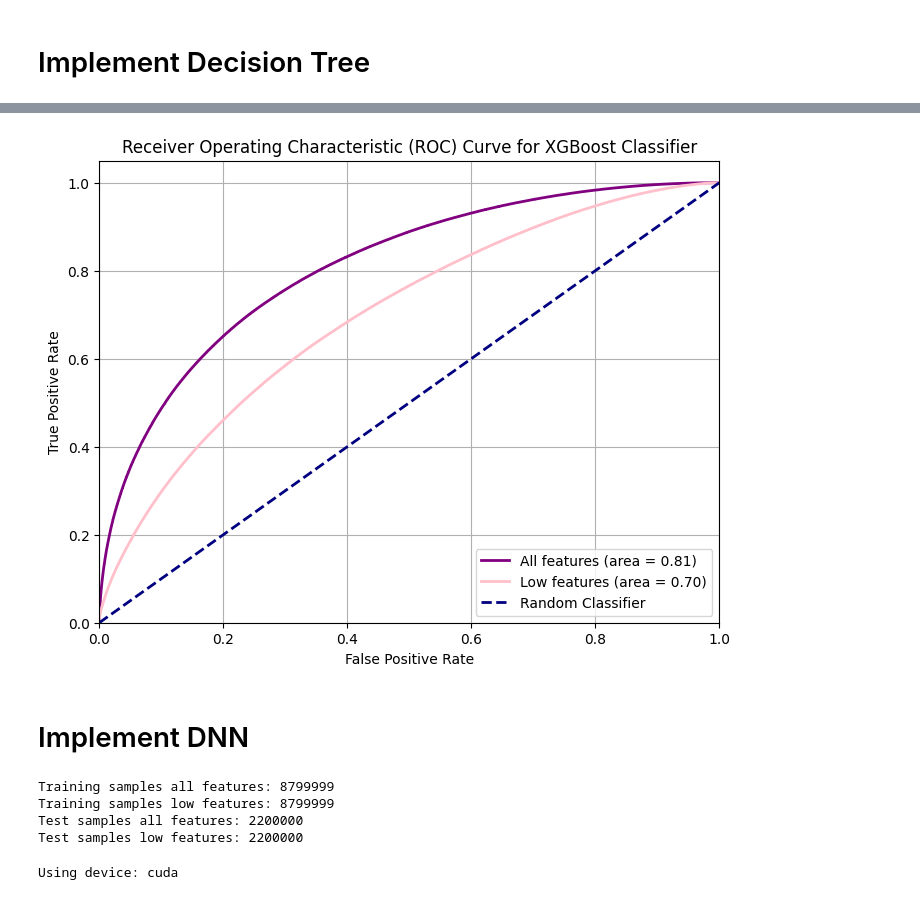
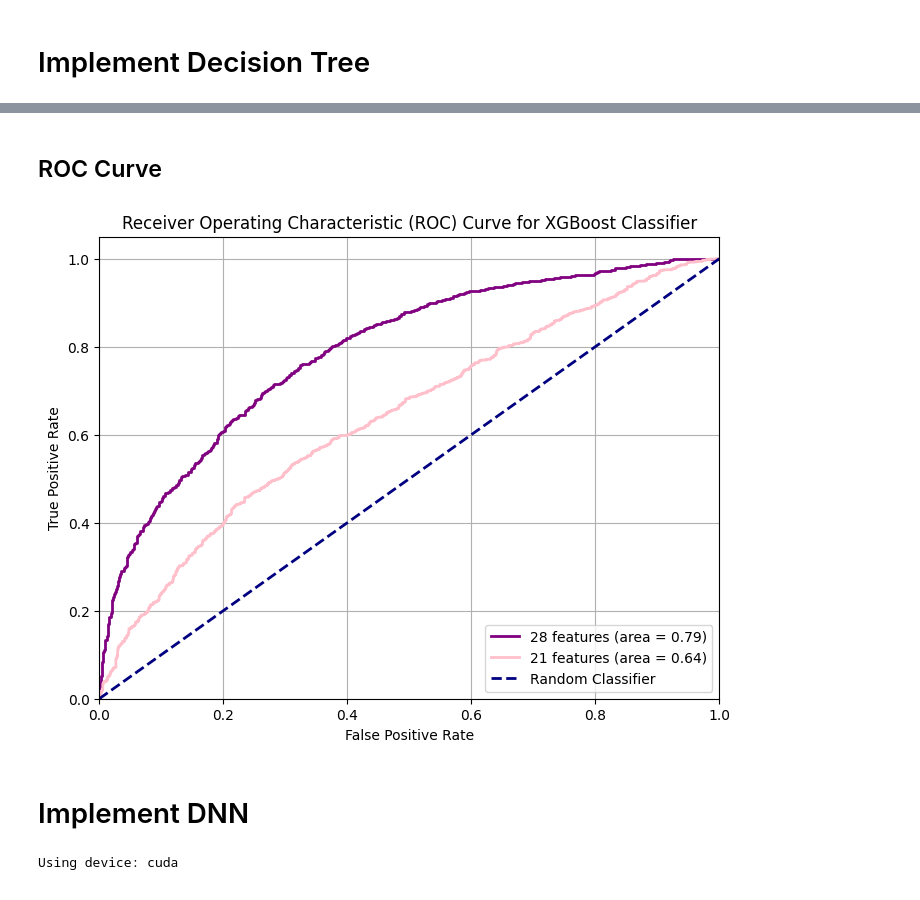
Before and after one commit to lbovet8/phys152-2026, a Jupyter notebook: Projects/HiggsProject.ipynb, the cells around one changed output, grey strips where cells are left out. Drawn from its saved outputs; the diff is of its cells as text; code cells hidden in the pictures.

Commit message:
All implemented, trained and evaluated Need to fine tune because DT better than DNN Use only small amount of data

```diff
--- a/Projects/HiggsProject.ipynb
+++ b/Projects/HiggsProject.ipynb
@@ -27,6 +27,8 @@ Drive already mounted at /content/drive; to attempt to forcibly remount, call dr
 # %%
 # Load data
 data = pd.read_csv('/content/drive/My Drive/ML_Project/HIGGS.csv.gz')
+# only work with a small fraction
+data = data.sample(frac=0.001, random_state=42)
 # %%
 # first column is label, all columns after are features
 y = data.iloc[:, 0].values
@@ -193,30 +186,32 @@ plt.show()
+# %% [markdown]
+## ROC Curve
 # %%
 # Get predicted probabilities for the positive class
 y_pred_proba_xgbclf_high = xgbclf_high.predict_proba(X_test)[:, 1]
 y_pred_proba_xgbclf_low = xgbclf_low.predict_proba(X_test_low)[:, 1]
 
 # Calculate ROC curve
 fpr_high, tpr_high, thresholds_high = roc_curve(y_test, y_pred_proba_xgbclf_high)
 roc_auc_high = auc(fpr_high, tpr_high)
 
 fpr_low, tpr_low, thresholds_low = roc_curve(y_test, y_pred_proba_xgbclf_low)
 roc_auc_low = auc(fpr_low, tpr_low)
 
 # Plot ROC curve
 plt.figure(figsize=(8, 6))
-plt.plot(fpr_high, tpr_high, color='purple', lw=2, label=f'All features (area = {roc_auc_high:.2f})')
-plt.plot(fpr_low, tpr_low, color='pink', lw=2, label=f'Low features (area = {roc_auc_low:.2f})')
+plt.plot(fpr_high, tpr_high, color='purple', lw=2, label=f'28 features (area = {roc_auc_high:.2f})')
+plt.plot(fpr_low, tpr_low, color='pink', lw=2, label=f'21 features (area = {roc_auc_low:.2f})')
 plt.plot([0, 1], [0, 1], color='navy', lw=2, linestyle='--', label='Random Classifier')
 plt.xlim([0.0, 1.0])
 plt.ylim([0.0, 1.05])
 plt.xlabel('False Positive Rate')
 plt.ylabel('True Positive Rate')
 plt.title('Receiver Operating Characteristic (ROC) Curve for XGBoost Classifier')
 plt.legend(loc='lower right')
 plt.grid(True)
 plt.show()
 # %% [output]
-[figure, old version]
+[figure, new version]
 # %% [markdown]
 # Implement DNN
 # %%
@@ -270,11 +265,6 @@ test_loader_low = DataLoader(
 #print(f"Test samples all features: {len(test_dataset_high)}")
 #print(f"Test samples low features: {len(test_dataset_low)}")
 #print(f"Batches per epoch: {len(train_loader)}")
-# %% [output]
-Training samples all features: 8799999
-Training samples low features: 8799999
-Test samples all features: 2200000
-Test samples low features: 2200000
 # %%
 # Check device
 device = torch.device('cuda' if torch.cuda.is_available() else 'cpu')
```
Also changed, not shown: parts of 20 cells of this notebook.
